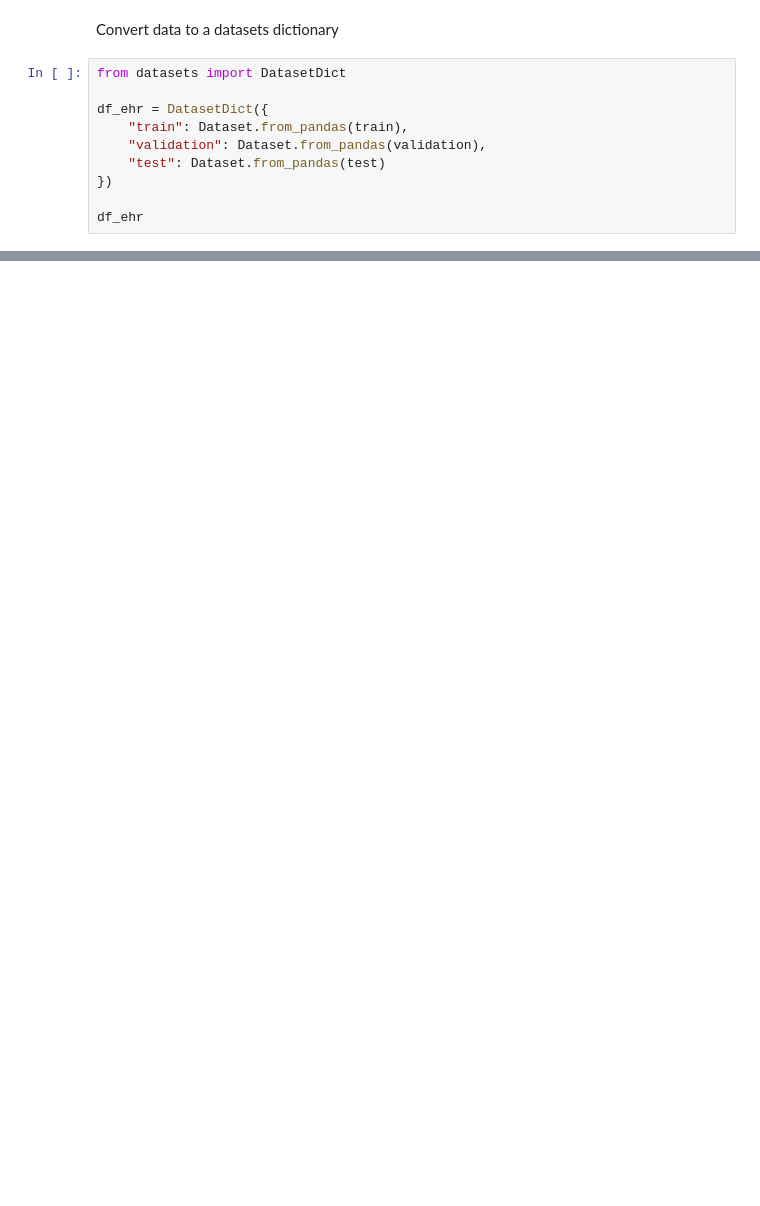
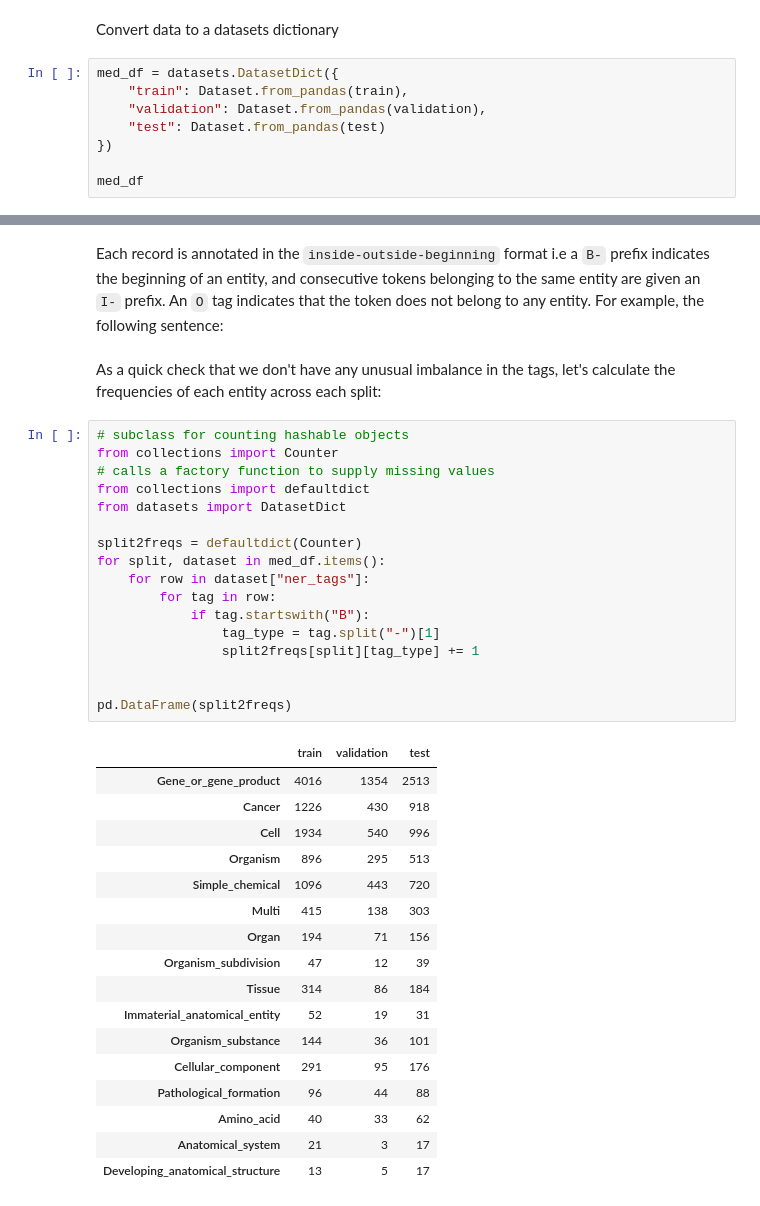
Before and after one commit to R-icntay/cogstack_project, a Jupyter notebook: notebooks/clinical_bert.ipynb, the cells around one changed output, grey strips where cells are left out. Saved outputs shown, nothing was run; the diff lists cells and outputs as text; blank space fills up the shorter version.

Commit message:
deal with data

```diff
--- a/notebooks/clinical_bert.ipynb
+++ b/notebooks/clinical_bert.ipynb
@@ -49,15 +80,13 @@ test.columns = ["tokens", "ner_tags"]
 # %% [markdown]
 Convert data to a datasets dictionary
 # %%
-from datasets import DatasetDict
-
-df_ehr = DatasetDict({
+med_df = datasets.DatasetDict({
     "train": Dataset.from_pandas(train),
     "validation": Dataset.from_pandas(validation),
     "test": Dataset.from_pandas(test)
 })
 
-df_ehr
+med_df
 # %% [output]
 DatasetDict({
     train: Dataset({
@@ -111,0 +119,41 @@ split_list
+# %% [markdown]
+Each record is annotated in the `inside-outside-beginning` format i.e a `B-` prefix indicates the beginning of an entity, and consecutive
+tokens belonging to the same entity are given an `I-` prefix. An `O` tag indicates that the
+token does not belong to any entity. For example, the following sentence:
+# %% [markdown]
+As a quick check that we don't have any unusual imbalance in the tags, let's calculate the frequencies of each entity across each split:
+# %%
+# subclass for counting hashable objects
+from collections import Counter
+# calls a factory function to supply missing values
+from collections import defaultdict
+from datasets import DatasetDict
+
+split2freqs = defaultdict(Counter)
+for split, dataset in med_df.items():
+    for row in dataset["ner_tags"]:
+        for tag in row:
+            if tag.startswith("B"):
+                tag_type = tag.split("-")[1]
+                split2freqs[split][tag_type] += 1
+
+
+pd.DataFrame(split2freqs)
+# %% [output]
+|  | train | validation | test |
+| Gene_or_gene_product | 4016 | 1354 | 2513 |
+| Cancer | 1226 | 430 | 918 |
+| Cell | 1934 | 540 | 996 |
+| Organism | 896 | 295 | 513 |
+| Simple_chemical | 1096 | 443 | 720 |
+| Multi | 415 | 138 | 303 |
+| Organ | 194 | 71 | 156 |
+| Organism_subdivision | 47 | 12 | 39 |
+| Tissue | 314 | 86 | 184 |
+| Immaterial_anatomical_entity | 52 | 19 | 31 |
+| Organism_substance | 144 | 36 | 101 |
+| Cellular_component | 291 | 95 | 176 |
+| Pathological_formation | 96 | 44 | 88 |
+| Amino_acid | 40 | 33 | 62 |
+| Anatomical_system | 21 | 3 | 17 |
+| Developing_anatomical_structure | 13 | 5 | 17 |
```
Also changed, not shown: parts of 23 cells of this notebook.
